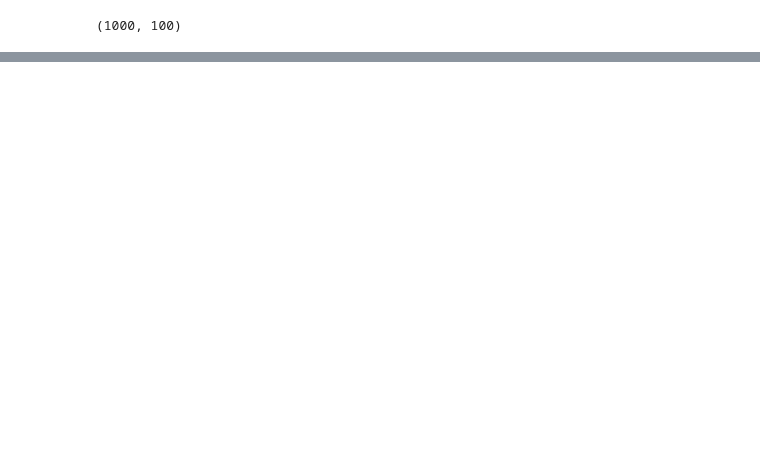
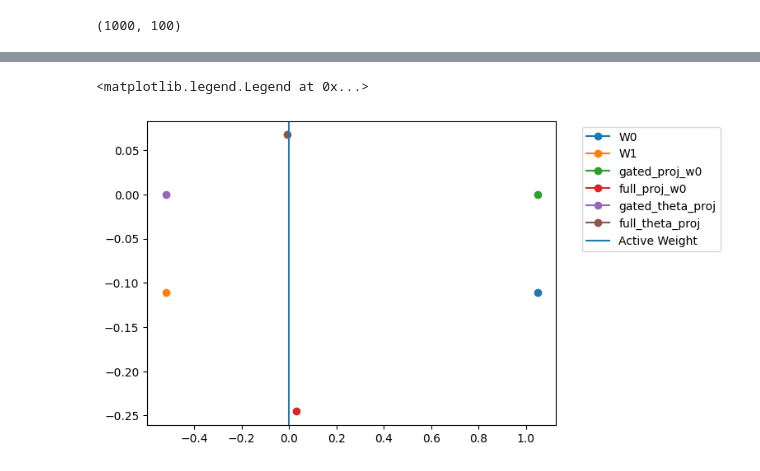
Before and after one commit to TrappettML/GatingLDS, a Jupyter notebook: neuronal/projection_svd.ipynb, the cells around one changed output, grey strips where cells are left out. Saved outputs shown, nothing was run; the diff lists cells and outputs as text; code cells hidden in the pictures; blank space fills up the shorter version.

Commit message:
trying to visualize the projections in numpy

```diff
--- a/neuronal/projection_svd.ipynb
+++ b/neuronal/projection_svd.ipynb
@@ -56,0 +107,32 @@ print(s)
+# %%
+v = np.random.randn(2,1)
+F_1 = np.diag([1,0])
+W_0 = np.random.randn(2,1)
+theta_ts = np.random.randn(5,1)
+# %%
+a_1 = F_1 @ v
+a_1_squared = a_1.T @ a_1
+projected_w0 = (a_1 @ a_1.T ) @ W_0 / a_1_squared
+proj_theta = a_1 @ theta_ts[0] / a_1_squared
+non_theta_aligned = (proj_theta.T - projected_w0)
+W_1 = W_0 + non_theta_aligned
+# %%
+I = np.eye(2)
+a1i = I @ v
+a1i_squared = a1i.T @ a1i
+proj_w0i = (a1i @ a1i.T ) @ W_0 / a1i_squared
+proj_theta_i = a1i @ theta_ts[0] / a1i_squared
+non_theta_alignedi = (proj_theta_i.T - proj_w0i)
+W_1i = W_0 + non_theta_alignedi
+# %%
+plt.plot(W_0[0,0], W_0[1,0], marker='o', label='W0')
+plt.plot(W_1[0,0], W_1[1,0], marker='o', label='W1')
+plt.plot(projected_w0[0,0], projected_w0[1,0], marker='o', label='gated_proj_w0')
+plt.plot(proj_w0i[0,0], proj_w0i[1,0], marker='o', label='full_proj_w0')
+plt.plot(proj_theta.T[0,0], proj_theta.T[1,0], marker='o', label='gated_theta_proj')
+plt.plot(proj_theta_i.T[0,0], proj_theta_i.T[1,0], marker='o', label='full_theta_proj')
+plt.axvline(x=0, label='Active Weight')
+plt.legend(bbox_to_anchor=(1.05, 1.0), loc='upper left')
+# %% [output]
+<matplotlib.legend.Legend at 0x...>
+[figure, added]
```
Also changed, not shown: parts of 6 cells of this notebook, 1 other file.
